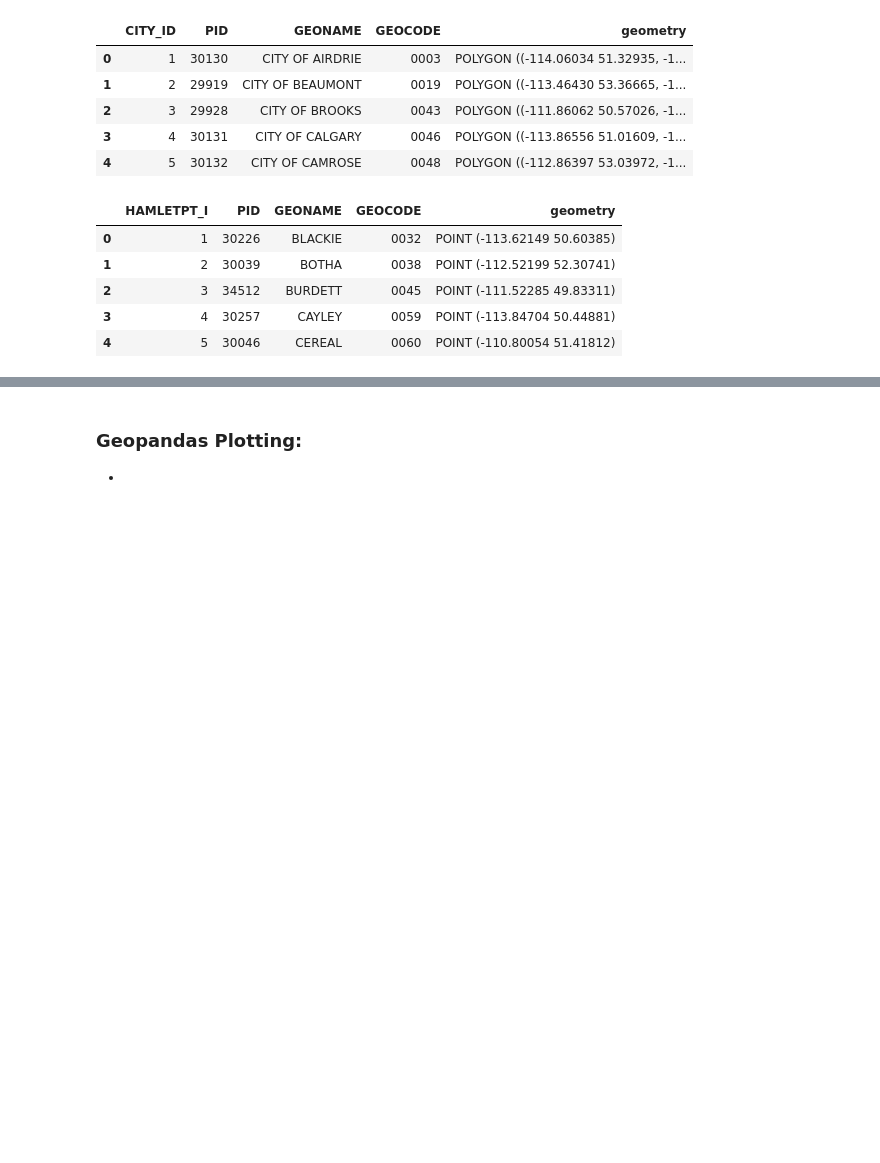
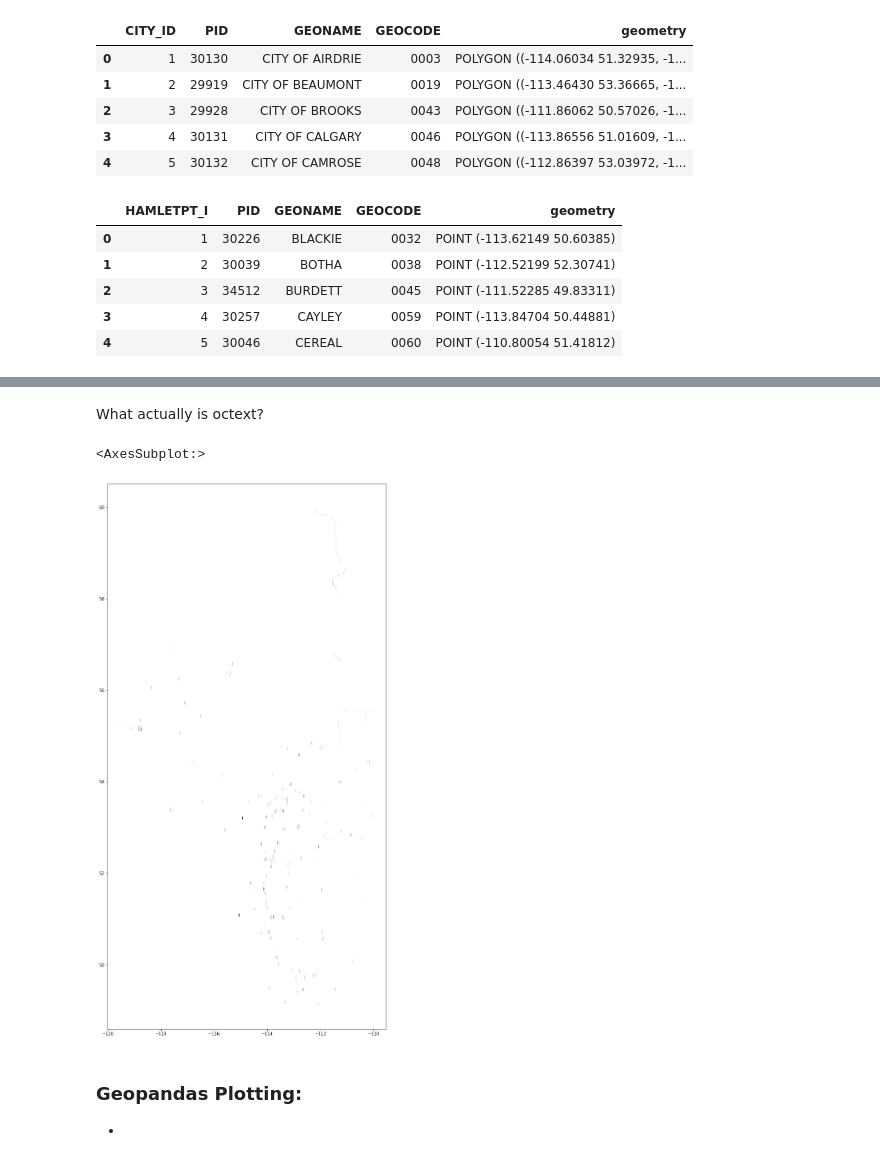
Before and after one commit to PeterFriedrich/bridge_the_gap, a Jupyter notebook: eda_and_research/shapefiles-geospatial-analysis.ipynb, the cells around one changed output, grey strips where cells are left out. Drawn from its saved outputs; the diff is of its cells as text; code cells hidden in the pictures; blank space fills up the shorter version.

```diff
--- a/eda_and_research/shapefiles-geospatial-analysis.ipynb
+++ b/eda_and_research/shapefiles-geospatial-analysis.ipynb
@@ -118,3 +131,10 @@ AttributeError: 'PathCollection' object has no property 'marker_size'
+# %% [markdown]
+What actually is octext?
+# %%
+octext_df.plot(figsize=(20, 24), color="black", linewidth=7, edgecolor="darkblue")
+# %% [output]
+<AxesSubplot:>
+[figure, added]
 # %% [markdown]
 ### Geopandas Plotting:
 -
```
Also changed, not shown: parts of 4 cells of this notebook.
